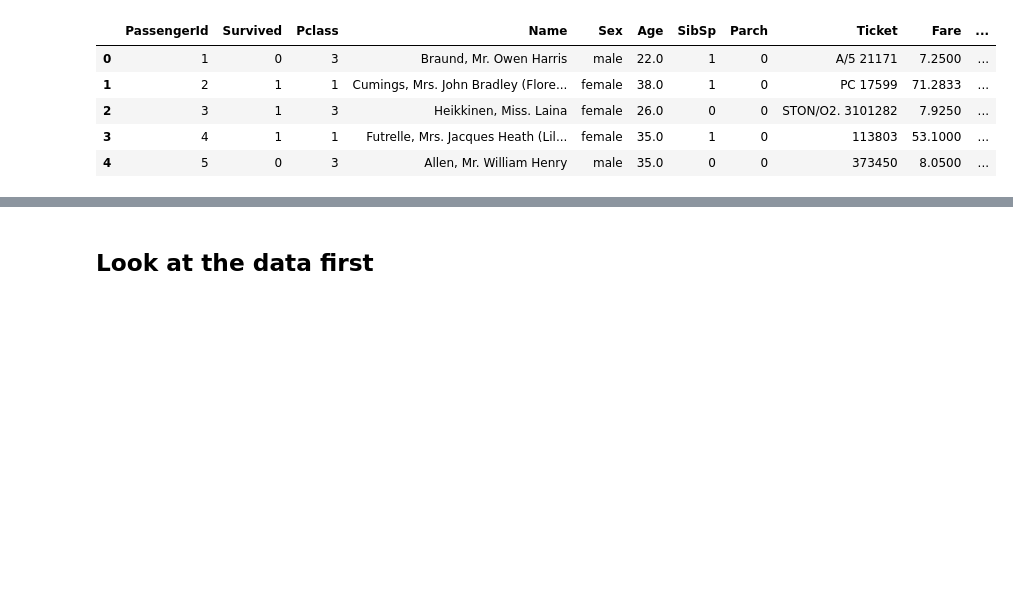
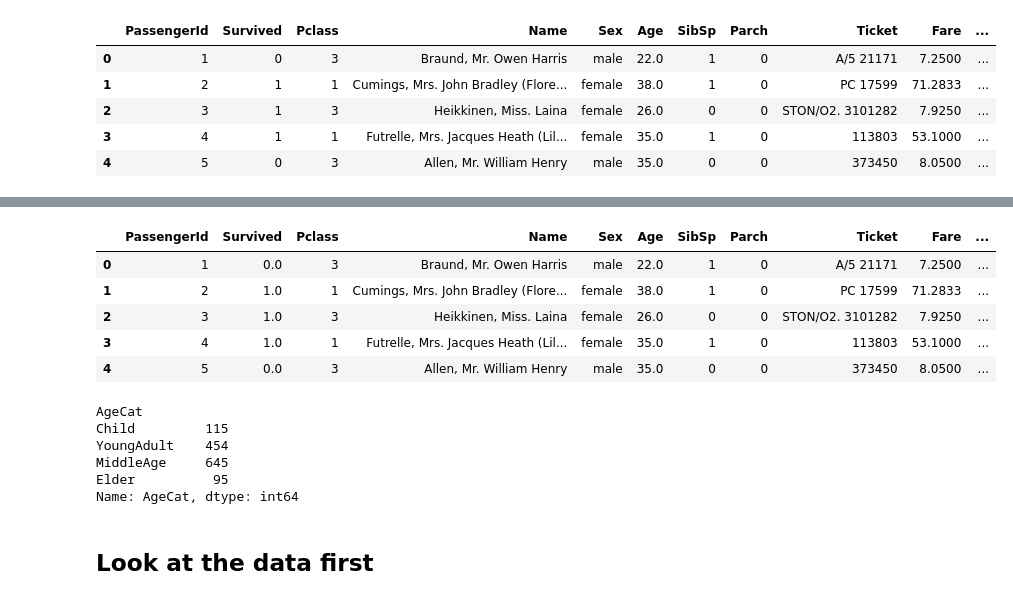
Before and after one commit to DrEntropy/Kaggle, a Jupyter notebook: titanic/titaniccomp.ipynb, the cells around one changed output, grey strips where cells are left out. Drawn from its saved outputs; the diff is of its cells as text; code cells hidden in the pictures; blank space fills up the shorter version.

```diff
--- a/titanic/titaniccomp.ipynb
+++ b/titanic/titaniccomp.ipynb
@@ -26,0 +31,2 @@ train_data.head()
+# %%
+all_data = pd.concat([train_data,test_data]).reset_index(drop=True)
@@ -26,0 +55,3 @@ train_data.head()
+# %%
+all_data.loc[all_data["Age"].isna(),"Age"] =  np.mean(all_data["Age"])
+all_data.loc[all_data["Fare"].isna(),"Fare"] =  np.mean(all_data["Fare"])
@@ -27,2 +66,35 @@ train_data.head()
+# %%
+# S is most common:
+all_data.loc[all_data["Embarked"].isna(),"Embarked"] =  'S'
 # %%
-train_data["Pclass"] = train_data["Pclass"].astype("category")
+all_data["Pclass"] = all_data["Pclass"].astype("category")
+all_data.head()
+# %% [output]
+|  | PassengerId | Survived | Pclass | Name | Sex | Age | SibSp | Parch | Ticket | Fare | ... |
+| 0 | 1 | 0.0 | 3 | Braund, Mr. Owen Harris | male | 22.0 | 1 | 0 | A/5 21171 | 7.2500 | ... |
+| 1 | 2 | 1.0 | 1 | Cumings, Mrs. John Bradley (Flore... | female | 38.0 | 1 | 0 | PC 17599 | 71.2833 | ... |
+| 2 | 3 | 1.0 | 3 | Heikkinen, Miss. Laina | female | 26.0 | 0 | 0 | STON/O2. 3101282 | 7.9250 | ... |
+| 3 | 4 | 1.0 | 1 | Futrelle, Mrs. Jacques Heath (Lil... | female | 35.0 | 1 | 0 | 113803 | 53.1000 | ... |
+| 4 | 5 | 0.0 | 3 | Allen, Mr. William Henry | male | 35.0 | 0 | 0 | 373450 | 8.0500 | ... |
+# %%
+all_data["AgeCat"] = pd.cut(all_data["Age"],[0,15,29,50,100],
+                  labels = ["Child","YoungAdult","MiddleAge","Elder"])
+
+# TOtal family members on board
+all_data['Family'] = all_data['Parch']+ all_data['SibSp']
+
+# Maybe being alone matters
+all_data['solo'] = all_data['Family'] == 0
+
+# Quantile cut the fare for plotting and other uses
+all_data["FareCat"] = pd.qcut(all_data["Fare"],5, labels = ["VL","L","M","H","VH"])
+
+# Age cut was not quantile, but I tried to make it balanced
+all_data.groupby("AgeCat")['AgeCat'].count()
+# %% [output]
+AgeCat
+Child         115
+YoungAdult    454
+MiddleAge     645
+Elder          95
+Name: AgeCat, dtype: int64
```
Also changed, not shown: parts of 62 cells of this notebook.
